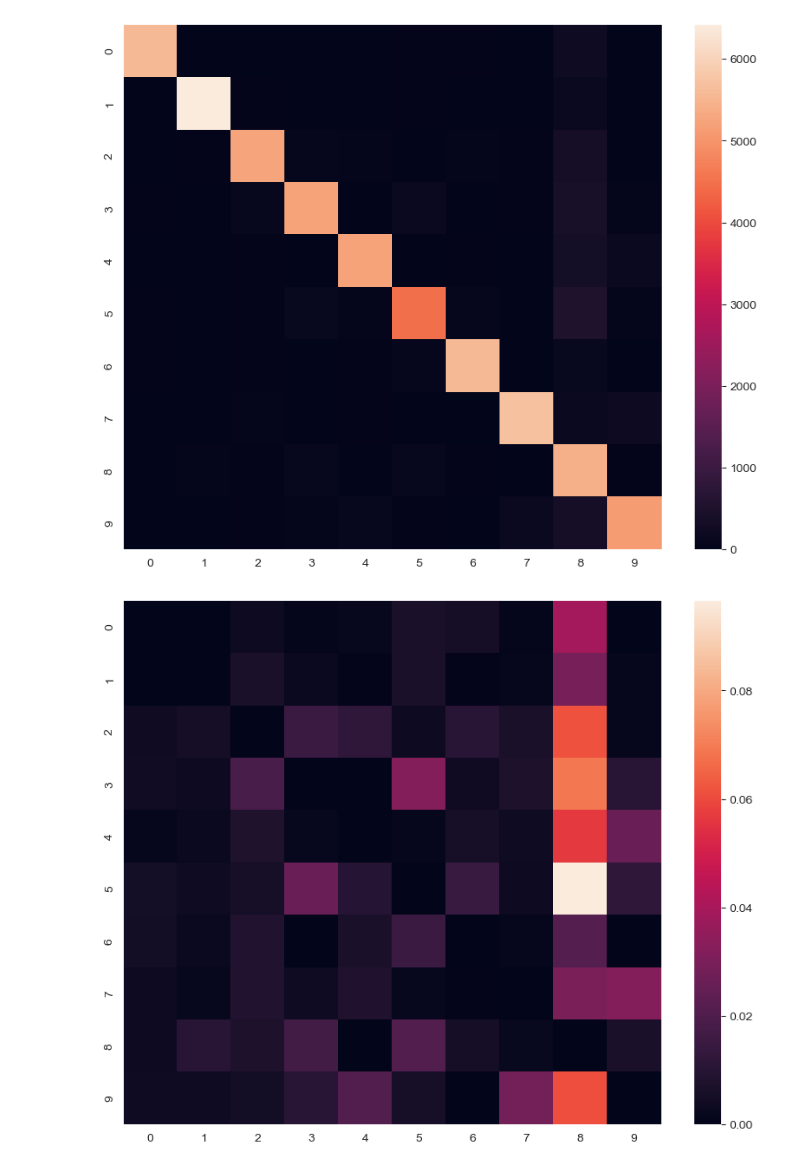
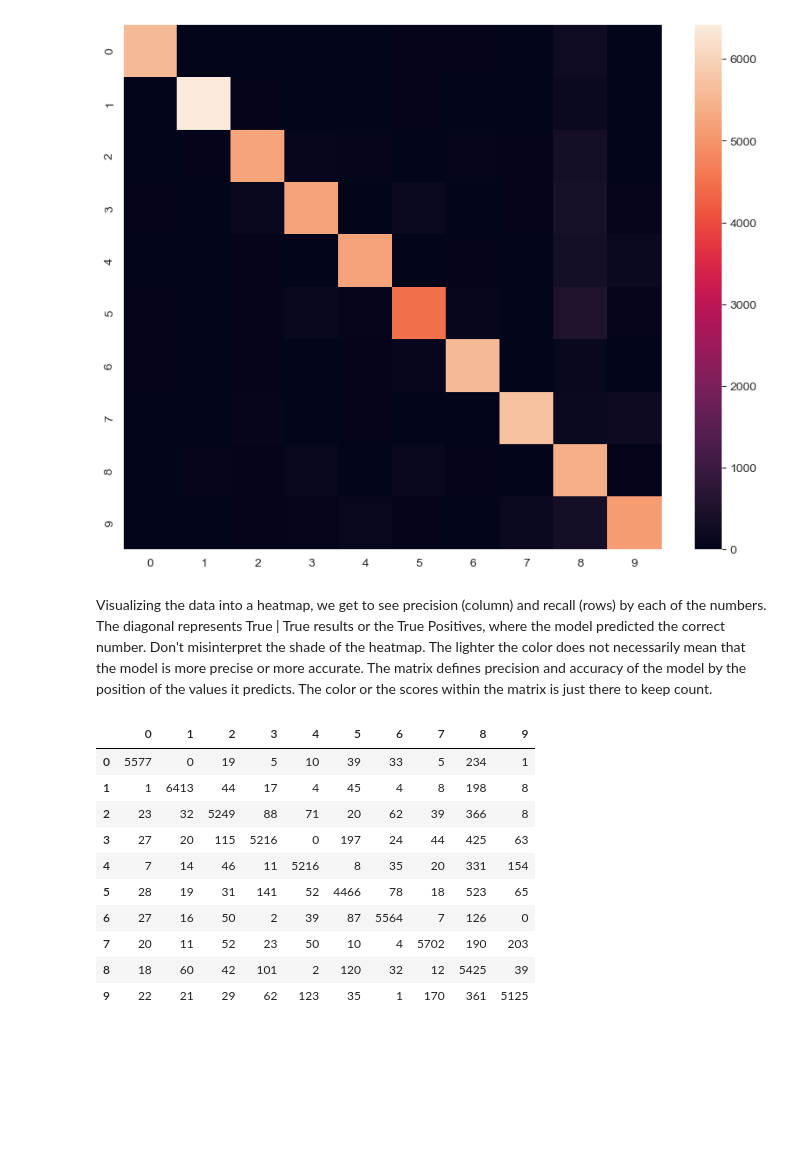
Before and after one commit to angelocandari/std-handsOnMachineLearning, a Jupyter notebook: std-chapter2-minst.ipynb, the cells around one changed output. Drawn from its saved outputs; the diff is of its cells as text; code cells hidden in the pictures; blank space fills up the shorter version.

```diff
--- a/std-chapter2-minst.ipynb
+++ b/std-chapter2-minst.ipynb
@@ -378,10 +369,19 @@ array([[5577,    0,   19,    5,   10,   39,   33,    5,  234,    1],
 sns.heatmap(conf_mx);
 # %% [output]
 [figure]
-# %%
-row_sums = conf_mx.sum(axis=1, keepdims=True)
-norm_conf_mx = conf_mx / row_sums
-np.fill_diagonal(norm_conf_mx, 0)
-sns.heatmap(norm_conf_mx);
-# %% [output]
-[figure, removed]
+# %% [markdown]
+Visualizing the data into a heatmap, we get to see precision (column) and recall (rows) by each of the numbers. The diagonal represents True | True results or the True Positives, where the model predicted the correct number. Don't misinterpret the shade of the heatmap. The lighter the color does not necessarily mean that the model is more precise or more accurate. The matrix defines precision and accuracy of the model by the position of the values it predicts. The color or the scores within the matrix is just there to keep count.
+# %%
+pd.DataFrame(conf_mx).style.bar()
+# %% [output]
+|  | 0 | 1 | 2 | 3 | 4 | 5 | 6 | 7 | 8 | 9 |
+| 0 | 5577 | 0 | 19 | 5 | 10 | 39 | 33 | 5 | 234 | 1 |
+| 1 | 1 | 6413 | 44 | 17 | 4 | 45 | 4 | 8 | 198 | 8 |
+| 2 | 23 | 32 | 5249 | 88 | 71 | 20 | 62 | 39 | 366 | 8 |
+| 3 | 27 | 20 | 115 | 5216 | 0 | 197 | 24 | 44 | 425 | 63 |
+| 4 | 7 | 14 | 46 | 11 | 5216 | 8 | 35 | 20 | 331 | 154 |
+| 5 | 28 | 19 | 31 | 141 | 52 | 4466 | 78 | 18 | 523 | 65 |
+| 6 | 27 | 16 | 50 | 2 | 39 | 87 | 5564 | 7 | 126 | 0 |
+| 7 | 20 | 11 | 52 | 23 | 50 | 10 | 4 | 5702 | 190 | 203 |
+| 8 | 18 | 60 | 42 | 101 | 2 | 120 | 32 | 12 | 5425 | 39 |
+| 9 | 22 | 21 | 29 | 62 | 123 | 35 | 1 | 170 | 361 | 5125 |
```
Also changed, not shown: parts of 7 cells of this notebook, 1 other file.
